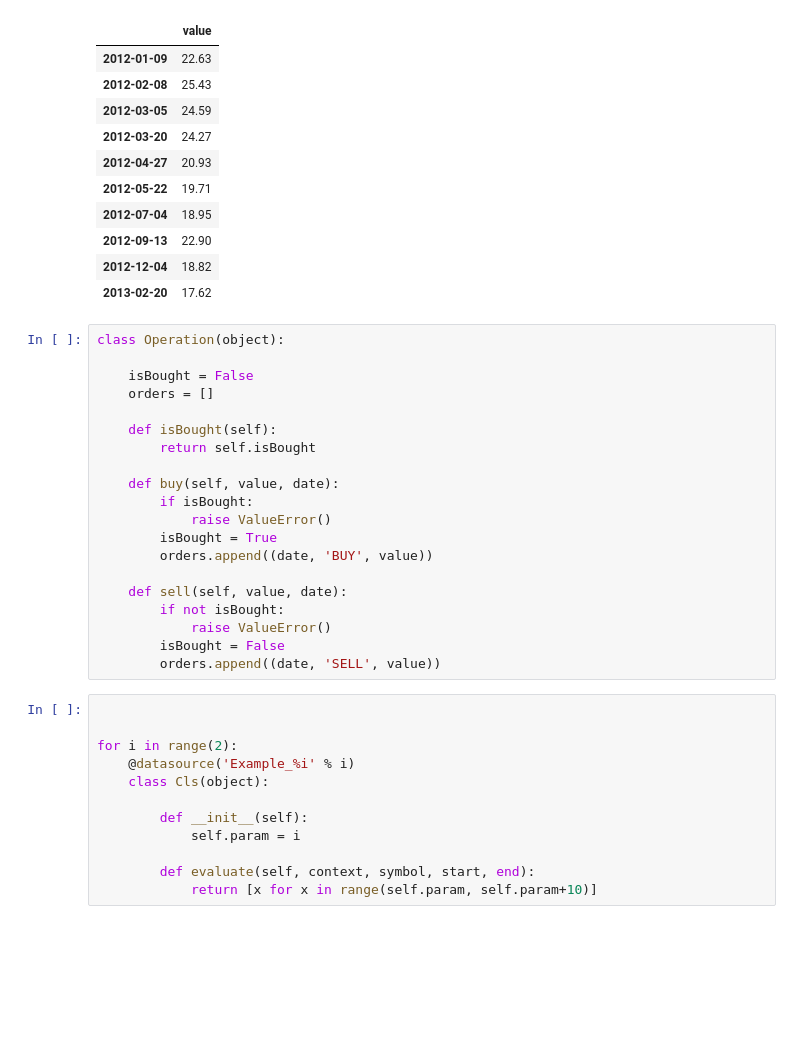
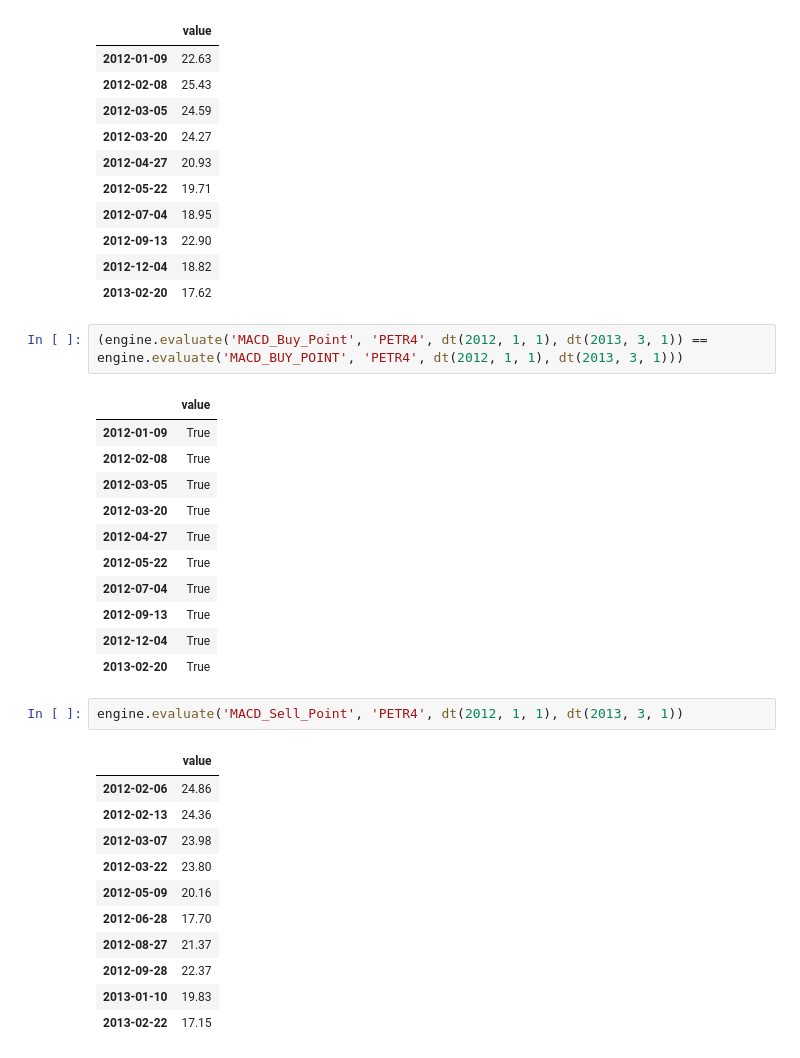
Before and after one commit to rhlobo/bigtempo, a Jupyter notebook: ipy-notebooks/DataSourceProcessor Decoratior.ipynb, the cells around one changed output. Saved outputs shown, nothing was run; the diff lists cells and outputs as text; blank space fills up the shorter version.

```diff
--- a/ipy-notebooks/DataSourceProcessor Decoratior.ipynb
+++ b/ipy-notebooks/DataSourceProcessor Decoratior.ipynb
@@ -208,35 +252,31 @@ engine.evaluate('MACD_BUY_POINT', 'PETR4', dt(2012, 1, 1), dt(2013, 3, 1))
 | 2012-09-13 | 22.90 |
 | 2012-12-04 | 18.82 |
 | 2013-02-20 | 17.62 |
-# %%
-class Operation(object):
-
-    isBought = False
-    orders = []
-
-    def isBought(self):
-        return self.isBought
-
-    def buy(self, value, date):
-        if isBought:
-            raise ValueError()
-        isBought = True
-        orders.append((date, 'BUY', value))
-
-    def sell(self, value, date):
-        if not isBought:
-            raise ValueError()
-        isBought = False
-        orders.append((date, 'SELL', value))
-# %%
-
-
-for i in range(2):
-    @datasource('Example_%i' % i)
-    class Cls(object):
-
-        def __init__(self):
-            self.param = i
-
-        def evaluate(self, context, symbol, start, end):
-            return [x for x in range(self.param, self.param+10)]
+# %%
+(engine.evaluate('MACD_Buy_Point', 'PETR4', dt(2012, 1, 1), dt(2013, 3, 1)) == engine.evaluate('MACD_BUY_POINT', 'PETR4', dt(2012, 1, 1), dt(2013, 3, 1)))
+# %% [output]
+|  | value |
+| 2012-01-09 | True |
+| 2012-02-08 | True |
+| 2012-03-05 | True |
+| 2012-03-20 | True |
+| 2012-04-27 | True |
+| 2012-05-22 | True |
+| 2012-07-04 | True |
+| 2012-09-13 | True |
+| 2012-12-04 | True |
+| 2013-02-20 | True |
+# %%
+engine.evaluate('MACD_Sell_Point', 'PETR4', dt(2012, 1, 1), dt(2013, 3, 1))
+# %% [output]
+|  | value |
+| 2012-02-06 | 24.86 |
+| 2012-02-13 | 24.36 |
+| 2012-03-07 | 23.98 |
+| 2012-03-22 | 23.80 |
+| 2012-05-09 | 20.16 |
+| 2012-06-28 | 17.70 |
+| 2012-08-27 | 21.37 |
+| 2012-09-28 | 22.37 |
+| 2013-01-10 | 19.83 |
+| 2013-02-22 | 17.15 |
```
Also changed, not shown: parts of 8 cells of this notebook.
